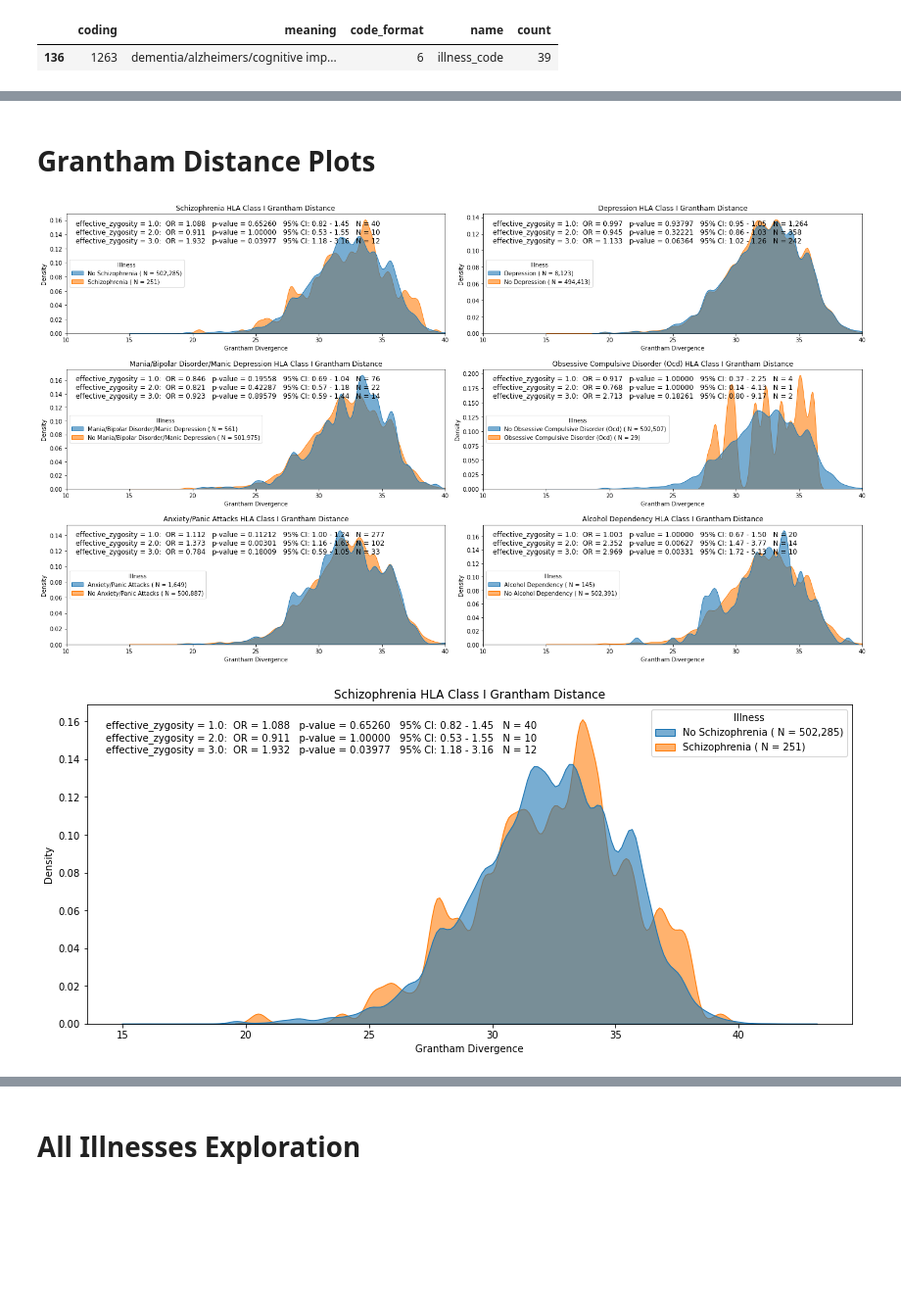
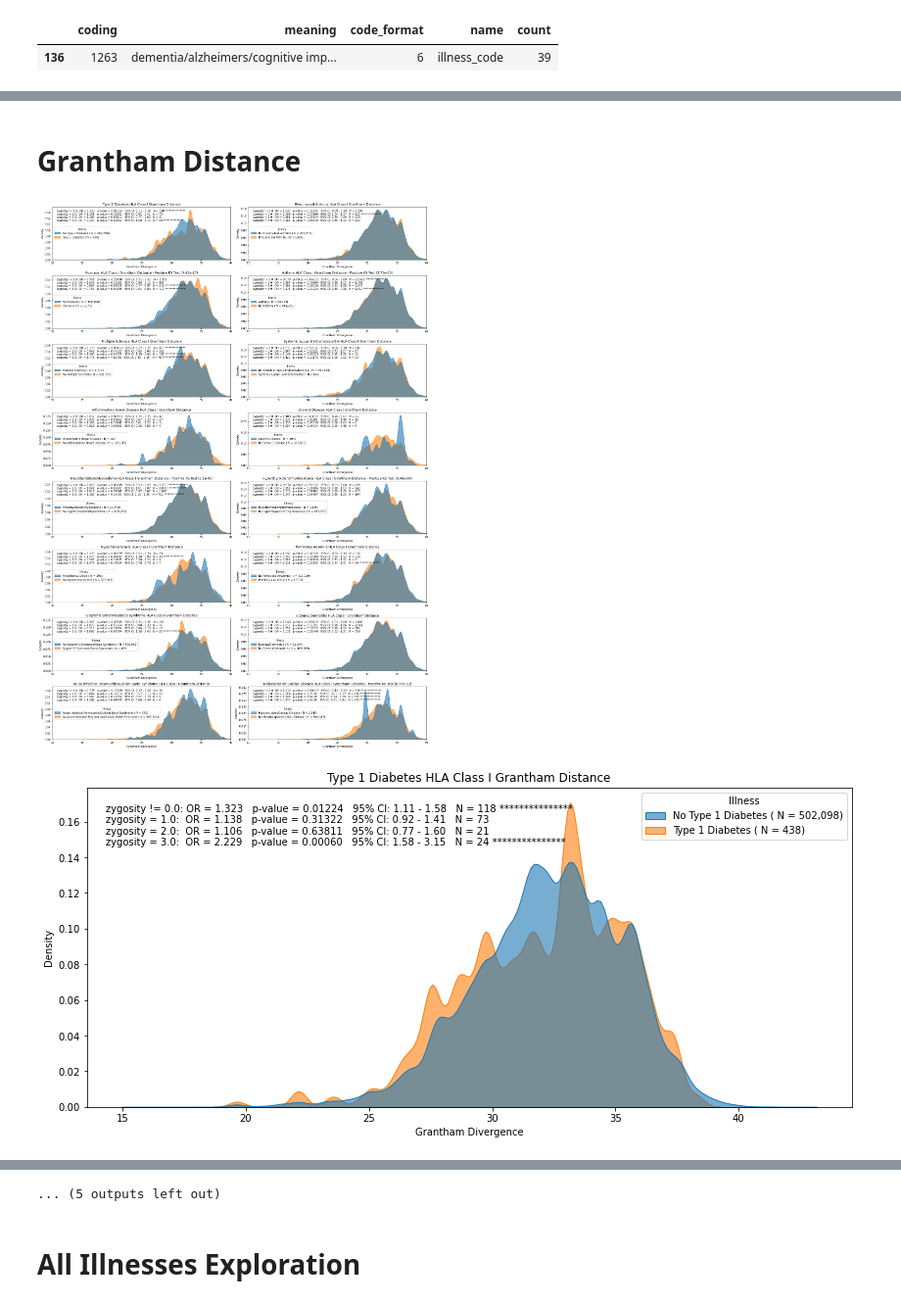
Before and after one commit to cole-khamnei/HLA_genotyping_associations, a Jupyter notebook: notebooks/HLA_illness_associations.ipynb, the cells around one changed output, grey strips where cells are left out. Shown at 98% size. Cells and saved outputs as stored; diff of their text form; code cells hidden in the pictures; blank space fills up the shorter version.

Commit message:
updated plots with ks test stats

```diff
--- a/notebooks/HLA_illness_associations.ipynb
+++ b/notebooks/HLA_illness_associations.ipynb
@@ -60,11 +60,12 @@ psychiatric_conditions = ["schizophrenia", "depression", "mania/bipolar disorder
                           "obsessive compulsive disorder (ocd)", "anxiety/panic attacks",
                           "alcohol dependency"]
 
-HLA_dosing_conditions = {"psychiatric": psychiatric_conditions, "autoimmune": autoimmune_conditions}
-
 other_conditions = ["vasculitis", "hypertension"]
 neurological_conditions = ["epilepsy"]
 
+HLA_dosing_conditions = {"psychiatric": psychiatric_conditions, "autoimmune": autoimmune_conditions,
+                         "other": other_conditions}
+
 data_tools.biobank_search(med_code_mapping, biobank_data, ('alz')).query("count > 0")
 # %% [output]
 |  | coding | meaning | code_format | name | count |
@@ -119,9 +120,11 @@ df = pd.DataFrame(values, columns=columns)
 df["significant"] = df["p-value"] < .07
 df
 # %%
+data = biobank_data.query("sex == 'Female'")
+
 for illness in autoimmune_conditions:
     print(illness.upper())
-    illness_values = get_illness_value(biobank_data, illness, "illness_code")
-    print("\t" + variable_OR_test(illness=illness_values, variable="zygosity", data=biobank_data).replace('\n', '\n\t'))
+    illness_values = get_illness_value(data, illness, "illness_code")
+    print("\t" + variable_OR_test(illness=illness_values, variable="zygosity", data=data).replace('\n', '\n\t'))
 # %% [output]
 TYPE 1 DIABETES
@@ -144,38 +147,48 @@ RHEUMATOID ARTHRITIS
 # %% [markdown]
-# Grantham Distance Plots
+# Grantham Distance
 # %%
-condition = "psychiatric"
+condition = "autoimmune"
 
 conditions = HLA_dosing_conditions[condition]
 
 big_fig, big_axes = create_subplot(len(conditions), width=20, height_per=3, wspace=.1)
 
 for illness, big_ax in tqdm(zip(conditions, big_axes), unit=" plot", desc="Making OR Plots",
                             total=len(big_axes)):
 
     fig, ax = plt.subplots(figsize=(14, 6))
     x = "grantham_divergence"
-    biobank_data["illness_value"] = 1 * (biobank_data["illness_code"] == illness)
-    biobank_data["illness"] = np.array(["no " + illness, illness])[biobank_data["illness_value"].values]
+    illness_values = get_illness_value(biobank_data, illness, "illness_code")
+    biobank_data["illness"] = np.array(["no " + illness, illness])[1 * illness_values]
+
     sns_wrapper(sns.kdeplot, data=biobank_data, x=x, hue="illness", ax=ax, bw_method=.1, common_norm=False, shade=True)
     sns_wrapper(sns.kdeplot, data=biobank_data, x=x, hue="illness", ax=big_ax, bw_method=.1, common_norm=False, shade=True)
 
-    text = variable_OR_test(biobank_data, "effective_zygosity")
+    text = variable_OR_test(illness=illness_values, variable="zygosity", data=biobank_data)
 
-    add_plt_labels(ax, x=x)
-    ax.set_title(f"{illness.title()} HLA Class I Grantham Distance")
-    ax.text(0.025, 0.95, text, transform=ax.transAxes, ha="left", va="top")
 
-    add_plt_labels(big_ax, x=x)
-    big_ax.set_title(f"{illness.title()} HLA Class I Grantham Distance")
-    big_ax.text(0.025, 0.95, text, transform=big_ax.transAxes, ha="left", va="top", fontsize=12)
+    disease_distances = biobank_data["grantham_divergence"].loc[illness_values]
+    no_disease_distances = biobank_data["grantham_divergence"].loc[~illness_values]
+    ks_stat, ks_p_value = stats.kstest(disease_distances, no_disease_distances)
+
+
+    if ks_p_value < .05:
+        title = f"{illness.title()} HLA Class I Grantham Distance - Positive KS Test ({ks_p_value:.03})"
+    else:
+        title = f"{illness.title()} HLA Class I Grantham Distance"
+
+    for ax_i in [ax, big_ax]:
+        add_plt_labels(ax_i, x=x)
+        ax_i.set_title(title)
+        ax_i.text(0.025, 0.95, text, transform=ax_i.transAxes, ha="left", va="top")
+
     big_ax.legend(title="Illness", loc="center left")
     big_ax.set_xlim(10, 40)
 
     illness_label = illness.replace(' ', '_').replace('/', '_').replace("'", "")
     fig.savefig(f"cancer_ICD10_plots/grantham_distance_plots/{condition}/HLA_grantham_distance_{illness_label}.png")
 
 big_fig.savefig(f"cancer_ICD10_plots/grantham_distance_plots/{condition}/multiple_HLA_grantham_distance.png")
 # %% [output]
-[figure, old version]
+[figure, new version]
-[figure, old version]
+[figure, new version]
@@ -187,3 +205,4 @@ big_fig.savefig(f"cancer_ICD10_plots/grantham_distance_plots/{condition}/multipl
+... (5 outputs left out)
 # %% [markdown]
 # All Illnesses Exploration
 # %%
```
Also changed, not shown: parts of 3 cells of this notebook, 28 other files.
